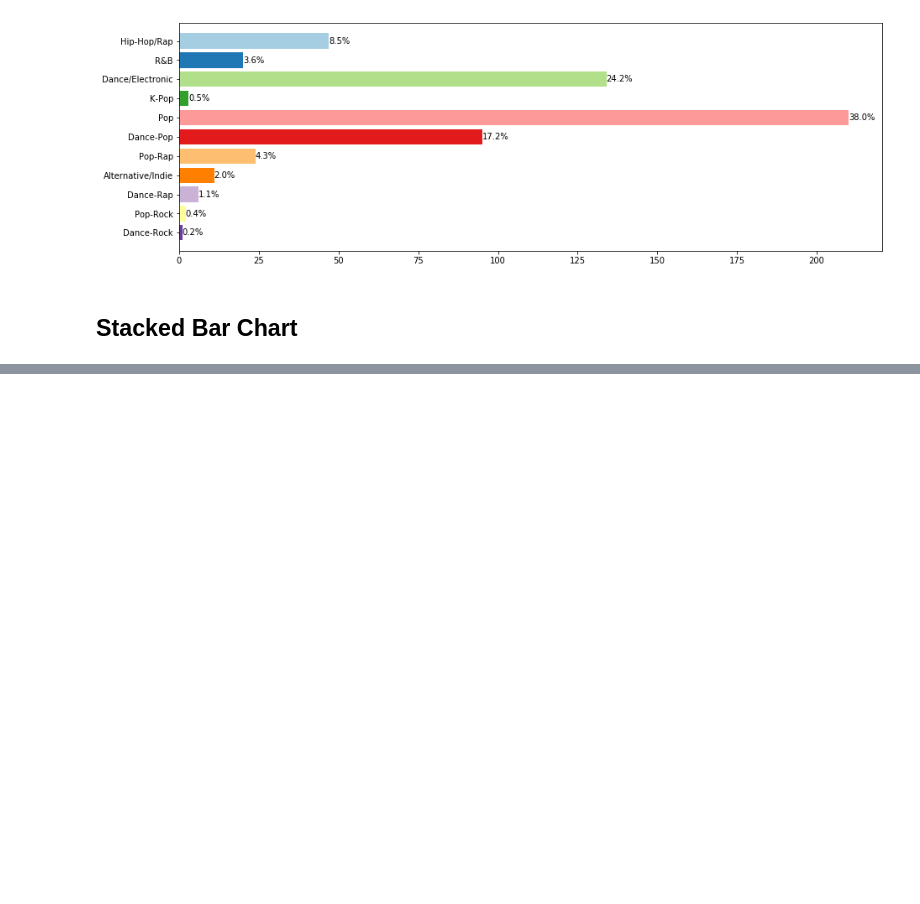
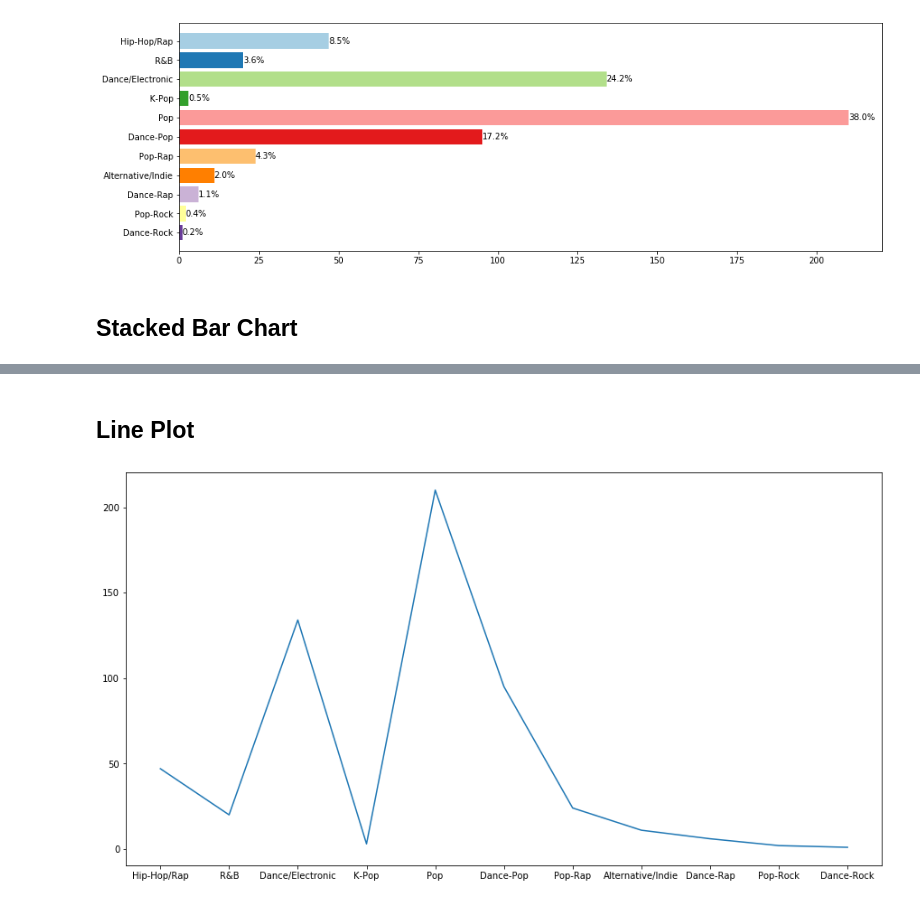
Before and after one commit to ntrllog/Music-Genre-Visualization, a Jupyter notebook: Music Genre Visualization.ipynb, the cells around one changed output, grey strips where cells are left out. Saved outputs shown, nothing was run; the diff lists cells and outputs as text; code cells hidden in the pictures; blank space fills up the shorter version.

```diff
--- a/Music Genre Visualization.ipynb
+++ b/Music Genre Visualization.ipynb
@@ -66,0 +78,8 @@ plt.show()
+# %% [markdown]
+## Line Plot
+# %%
+fig, ax = plt.subplots(figsize=(15,8))
+ax.plot(labels, values)
+plt.show()
+# %% [output]
+[figure, added]
```
Also changed, not shown: parts of 6 cells of this notebook.
